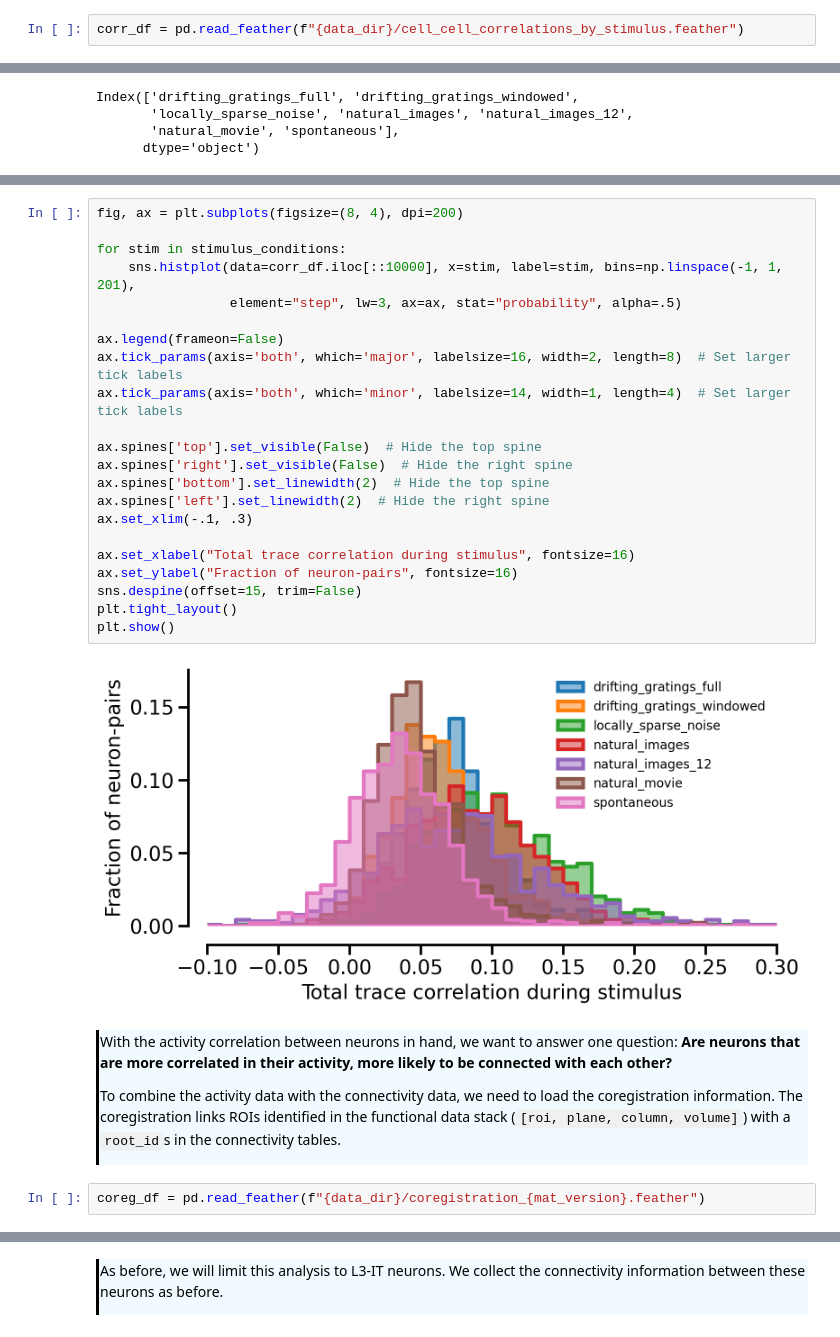
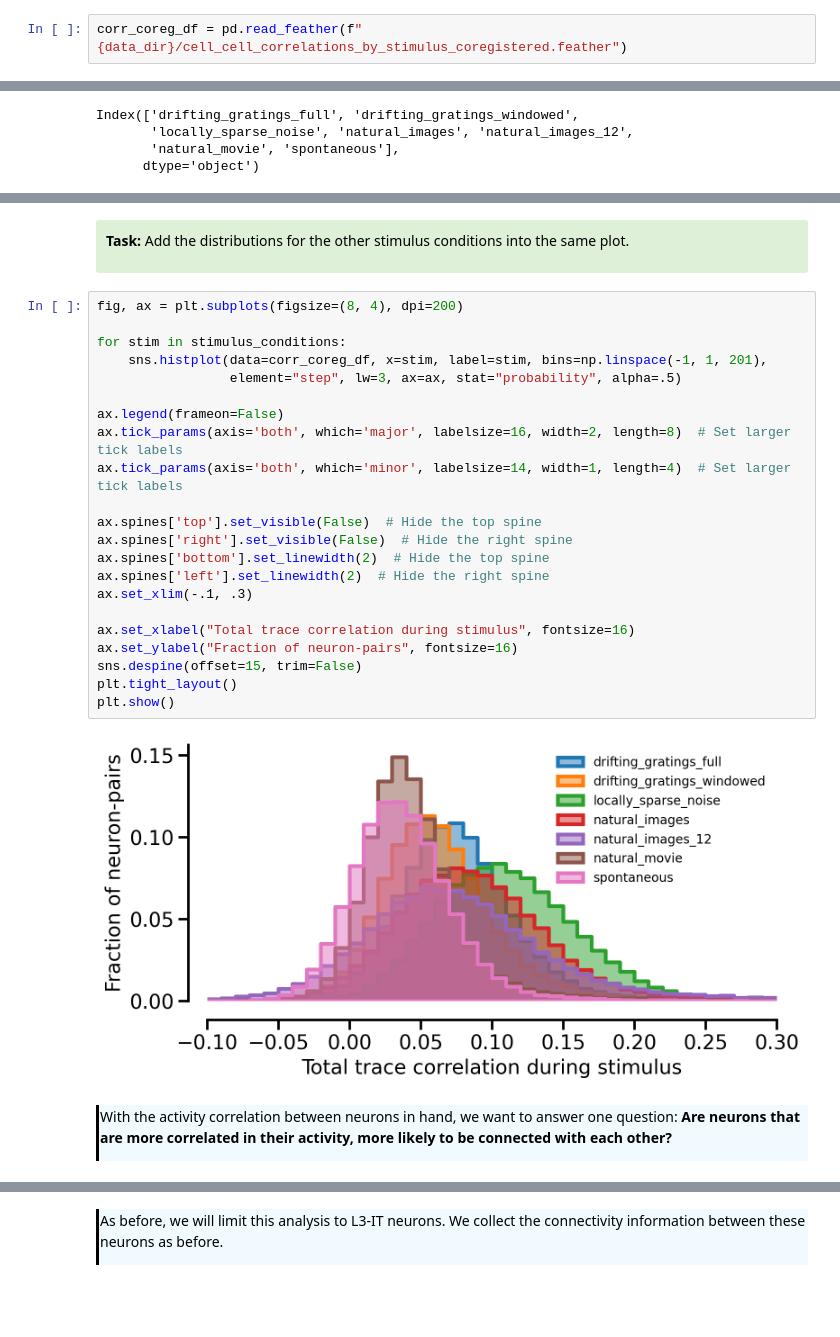
Before and after one commit to AllenSWDB/SWDB_2025_Connectomics, a Jupyter notebook: code/solutions/Workshop2.ipynb, the cells around one changed output, grey strips where cells are left out. Saved outputs shown, nothing was run; the diff lists cells and outputs as text; blank space fills up the shorter version.

```diff
--- a/code/solutions/Workshop2.ipynb
+++ b/code/solutions/Workshop2.ipynb
@@ -367,3 +388,3 @@ We precalculated correlations between cells. To be more precise, we calculated t
-# %%
-corr_df = pd.read_feather(f"{data_dir}/cell_cell_correlations_by_stimulus.feather")
+# %%
+corr_coreg_df = pd.read_feather(f"{data_dir}/cell_cell_correlations_by_stimulus_coregistered.feather")
 # %%
@@ -390,32 +469,34 @@ Let's plot the distribution of a subset of the neuron pairs for the different st
+# %% [markdown]
+<div style="background: #DFF0D8; border-radius: 3px; padding: 10px;">
+
+<p><b>Task:</b> Add the distributions for the other stimulus conditions into the same plot.
+
+</div>
 # %%
 fig, ax = plt.subplots(figsize=(8, 4), dpi=200)
 
 for stim in stimulus_conditions:
-    sns.histplot(data=corr_df.iloc[::10000], x=stim, label=stim, bins=np.linspace(-1, 1, 201),
+    sns.histplot(data=corr_coreg_df, x=stim, label=stim, bins=np.linspace(-1, 1, 201),
                  element="step", lw=3, ax=ax, stat="probability", alpha=.5)
 
 ax.legend(frameon=False)
 ax.tick_params(axis='both', which='major', labelsize=16, width=2, length=8)  # Set larger tick labels
 ax.tick_params(axis='both', which='minor', labelsize=14, width=1, length=4)  # Set larger tick labels
 
 ax.spines['top'].set_visible(False)  # Hide the top spine
 ax.spines['right'].set_visible(False)  # Hide the right spine
 ax.spines['bottom'].set_linewidth(2)  # Hide the top spine
 ax.spines['left'].set_linewidth(2)  # Hide the right spine
 ax.set_xlim(-.1, .3)
 
 ax.set_xlabel("Total trace correlation during stimulus", fontsize=16)
 ax.set_ylabel("Fraction of neuron-pairs", fontsize=16)
 sns.despine(offset=15, trim=False)
 plt.tight_layout()
 plt.show()
 # %% [output]
-[figure, old version]
+[figure, new version]
 # %% [markdown]
 <div style="border-left: 3px solid #000; padding: 1px; padding-left: 10px; background: #F0FAFF; ">
 
 With the activity correlation between neurons in hand, we want to answer one question: <b>Are neurons that are more correlated in their activity, more likely to be connected with each other?</b>
-
-To combine the activity data with the connectivity data, we need to load the coregistration information. The coregistration links ROIs identified in the functional data stack (`[roi, plane, column, volume]`) with a `root_id`s in the connectivity tables.
-# %%
-coreg_df = pd.read_feather(f"{data_dir}/coregistration_{mat_version}.feather")
```
Also changed, not shown: parts of 44 cells of this notebook.
